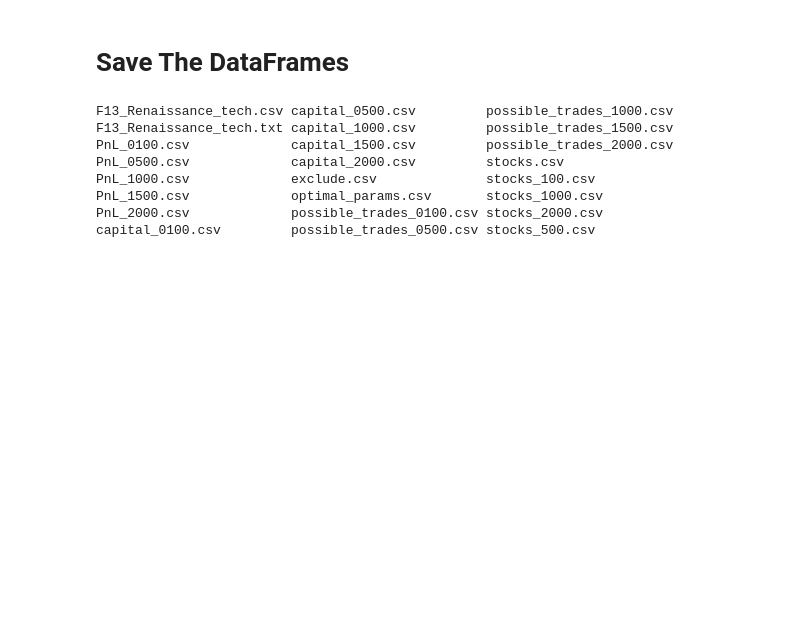
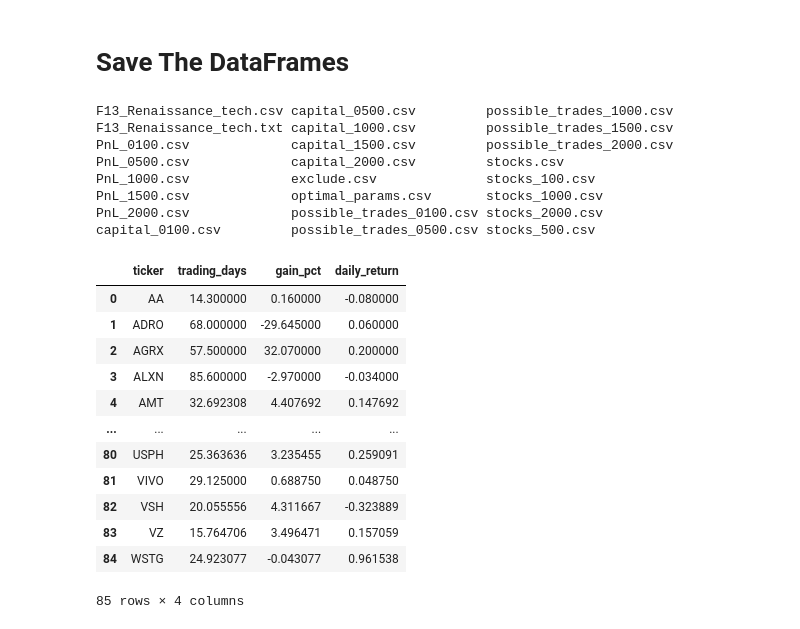
Before and after one commit to frkornet/Stock-Market-Final-Project, a Jupyter notebook: notebook/backtest_100.ipynb, the cells around one changed output. Saved outputs shown, nothing was run; the diff lists cells and outputs as text; code cells hidden in the pictures; blank space fills up the shorter version.

```diff
--- a/notebook/backtest_100.ipynb
+++ b/notebook/backtest_100.ipynb
@@ -282,3 +297,22 @@ PnL_1000.csv             exclude.csv              stocks_100.csv
 PnL_1500.csv             optimal_params.csv       stocks_1000.csv
 PnL_2000.csv             possible_trades_0100.csv stocks_2000.csv
 capital_0100.csv         possible_trades_0500.csv stocks_500.csv
+# %%
+cols = ['ticker', 'trading_days', 'gain_pct', 'daily_return']
+mean_df = possible_trades_df[cols].groupby('ticker').agg(['mean']).reset_index()
+mean_df.columns=['ticker', 'trading_days', 'gain_pct', 'daily_return']
+mean_df
+# %% [output]
+|  | ticker | trading_days | gain_pct | daily_return |
+| 0 | AA | 14.300000 | 0.160000 | -0.080000 |
+| 1 | ADRO | 68.000000 | -29.645000 | 0.060000 |
+| 2 | AGRX | 57.500000 | 32.070000 | 0.200000 |
+| 3 | ALXN | 85.600000 | -2.970000 | -0.034000 |
+| 4 | AMT | 32.692308 | 4.407692 | 0.147692 |
+| ... | ... | ... | ... | ... |
+| 80 | USPH | 25.363636 | 3.235455 | 0.259091 |
+| 81 | VIVO | 29.125000 | 0.688750 | 0.048750 |
+| 82 | VSH | 20.055556 | 4.311667 | -0.323889 |
+| 83 | VZ | 15.764706 | 3.496471 | 0.157059 |
+| 84 | WSTG | 24.923077 | -0.043077 | 0.961538 |
+85 rows × 4 columns
```
Also changed, not shown: parts of 11 cells of this notebook, 2 other files.
